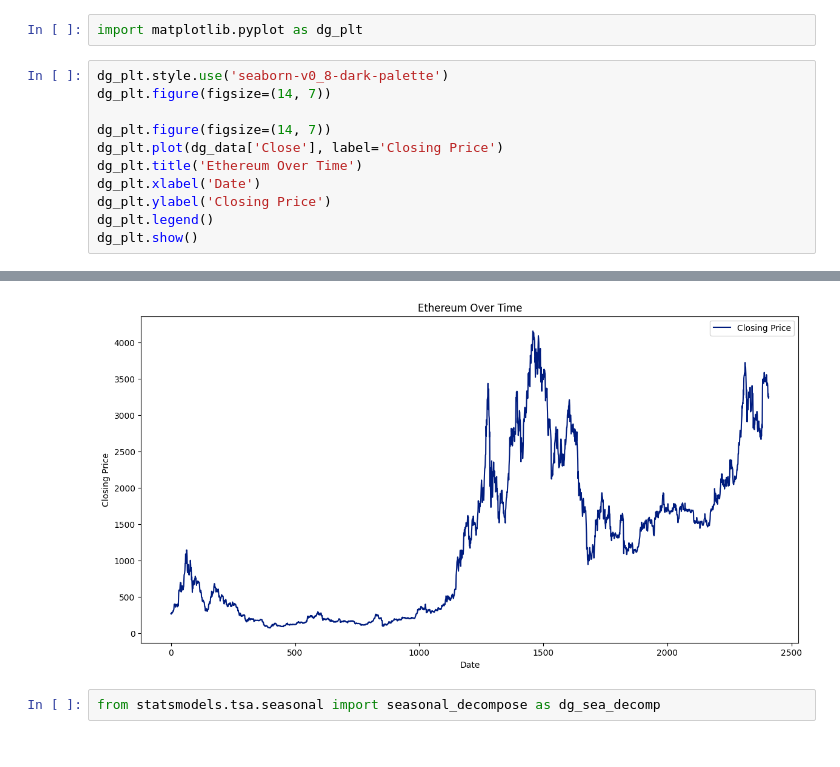
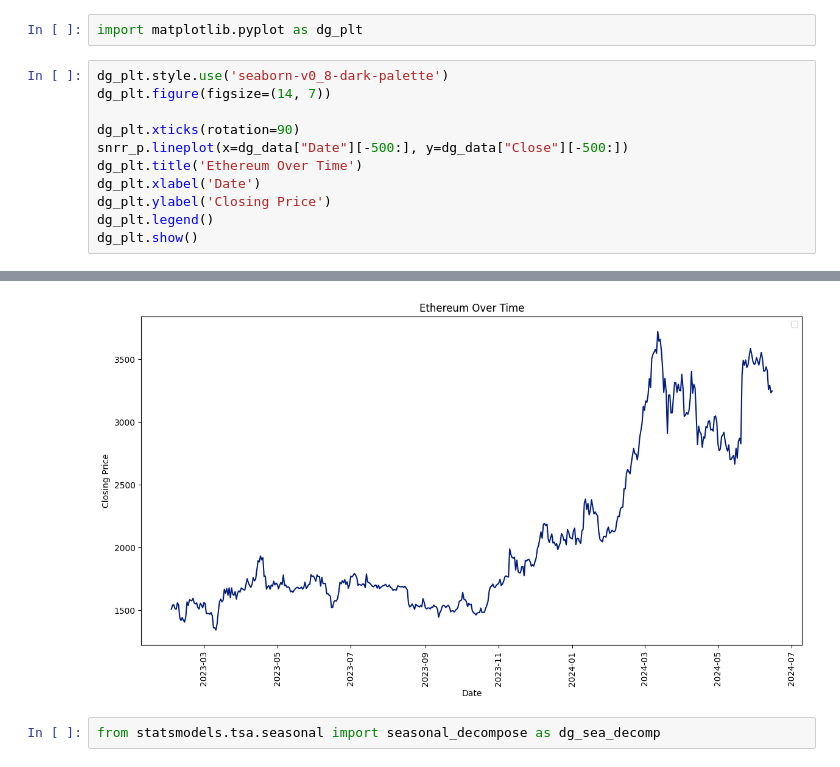
Before and after one commit to Raju-22/Project_StockMarket, a Jupyter notebook: 1)ShareMarket_and_CryptoCurrency_Project.ipynb, the cells around one changed output, grey strips where cells are left out. Saved outputs shown, nothing was run; the diff lists cells and outputs as text.

```diff
--- a/1)ShareMarket_and_CryptoCurrency_Project.ipynb
+++ b/1)ShareMarket_and_CryptoCurrency_Project.ipynb
@@ -463,8 +473,8 @@ import matplotlib.pyplot as dg_plt
 dg_plt.style.use('seaborn-v0_8-dark-palette')
 dg_plt.figure(figsize=(14, 7))
 
-dg_plt.figure(figsize=(14, 7))
-dg_plt.plot(dg_data['Close'], label='Closing Price')
+dg_plt.xticks(rotation=90)
+snrr_p.lineplot(x=dg_data["Date"][-500:], y=dg_data["Close"][-500:])
 dg_plt.title('Ethereum Over Time')
 dg_plt.xlabel('Date')
 dg_plt.ylabel('Closing Price')
@@ -475,4 +485,4 @@ dg_plt.show()
-[figure, old version]
+[figure, new version]
 # %%
 from statsmodels.tsa.seasonal import seasonal_decompose as dg_sea_decomp
 # %%
```
Also changed, not shown: parts of 145 cells of this notebook.
